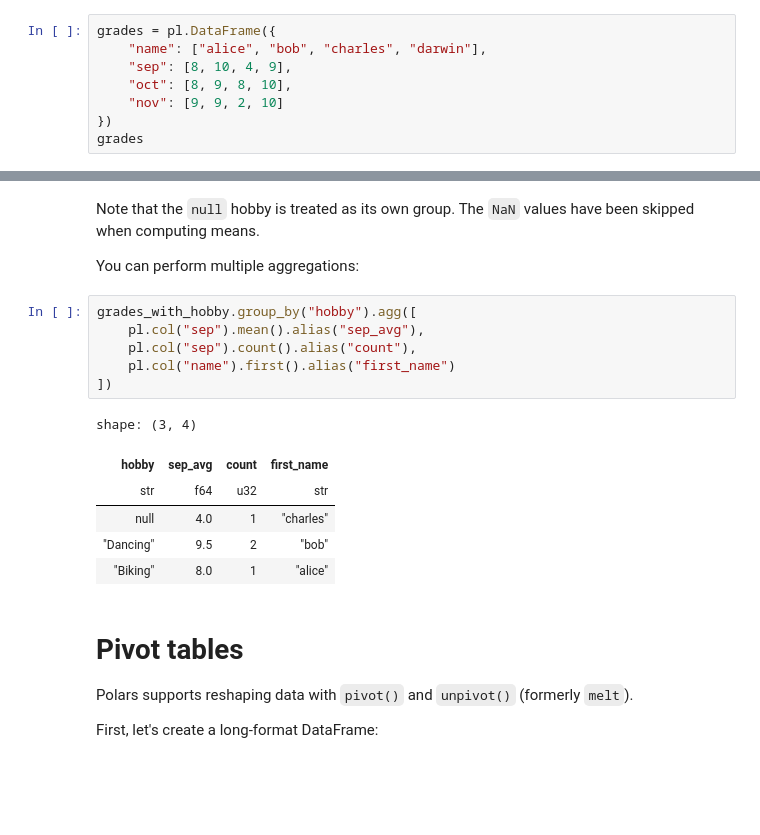
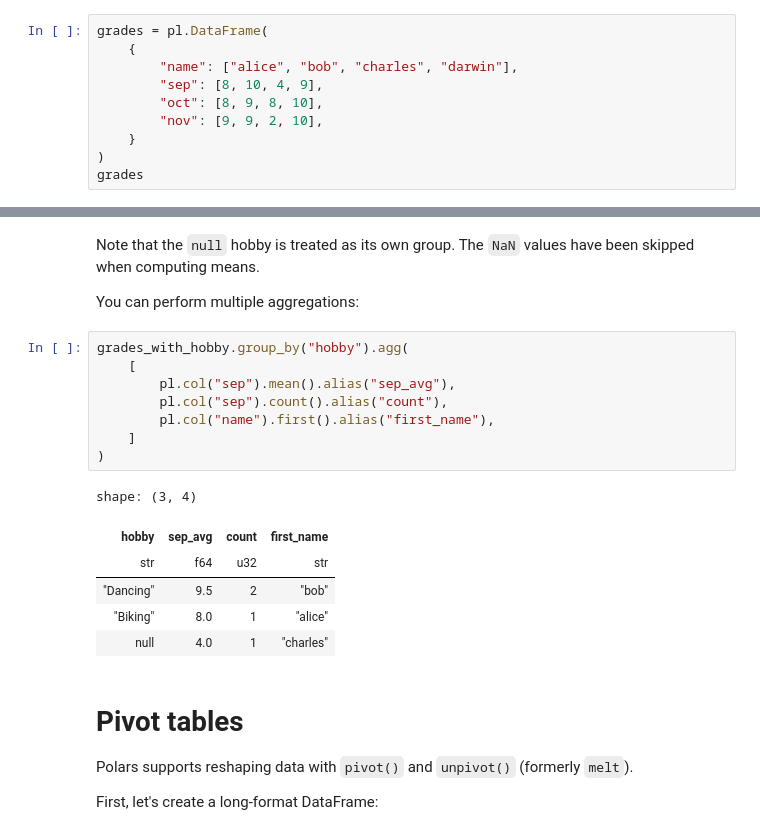
Before and after one commit to PGupta-Git/handson-mlp, a Jupyter notebook: tools_polars.ipynb, the cells around one changed output, grey strips where cells are left out. Drawn from its saved outputs; the diff is of its cells as text; blank space fills up the shorter version.

```diff
--- a/tools_polars.ipynb
+++ b/tools_polars.ipynb
@@ -975,12 +1006,14 @@ plt.show()
 
 Polars supports many mathematical and aggregation operations. Let's create a DataFrame to demonstrate:
 # %%
-grades = pl.DataFrame({
-    "name": ["alice", "bob", "charles", "darwin"],
-    "sep": [8, 10, 4, 9],
-    "oct": [8, 9, 8, 10],
-    "nov": [9, 9, 2, 10]
-})
+grades = pl.DataFrame(
+    {
+        "name": ["alice", "bob", "charles", "darwin"],
+        "sep": [8, 10, 4, 9],
+        "oct": [8, 9, 8, 10],
+        "nov": [9, 9, 2, 10],
+    }
+)
 grades
 # %% [output]
 shape: (4, 4)
@@ -1265,18 +1304,20 @@ Note that the `null` hobby is treated as its own group. The `NaN` values have be
 
 You can perform multiple aggregations:
 # %%
-grades_with_hobby.group_by("hobby").agg([
-    pl.col("sep").mean().alias("sep_avg"),
-    pl.col("sep").count().alias("count"),
-    pl.col("name").first().alias("first_name")
-])
+grades_with_hobby.group_by("hobby").agg(
+    [
+        pl.col("sep").mean().alias("sep_avg"),
+        pl.col("sep").count().alias("count"),
+        pl.col("name").first().alias("first_name"),
+    ]
+)
 # %% [output]
 shape: (3, 4)
 | hobby | sep_avg | count | first_name |
 | str | f64 | u32 | str |
-| null | 4.0 | 1 | "charles" |
 | "Dancing" | 9.5 | 2 | "bob" |
 | "Biking" | 8.0 | 1 | "alice" |
+| null | 4.0 | 1 | "charles" |
 # %% [markdown]
 # Pivot tables
 
```
Also changed, not shown: parts of 77 cells of this notebook, 4 other files.
